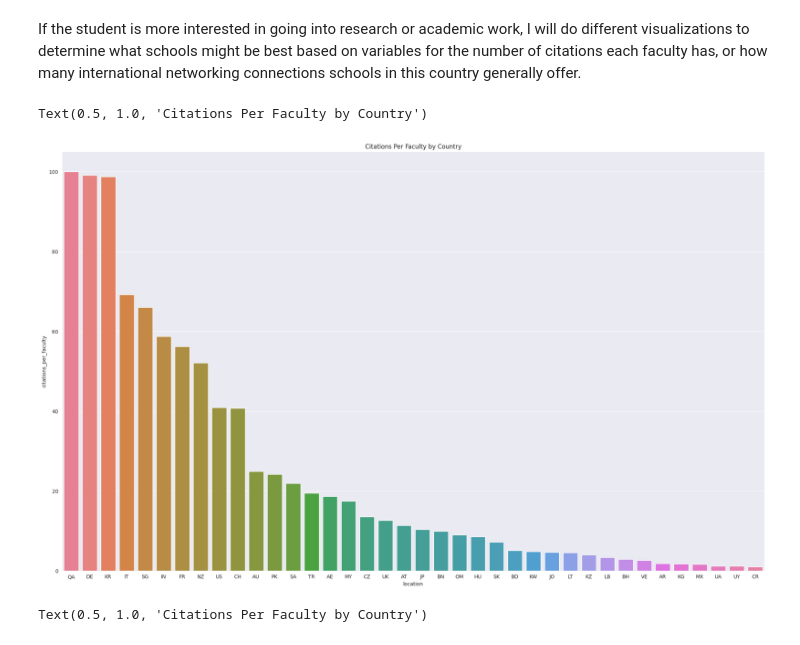
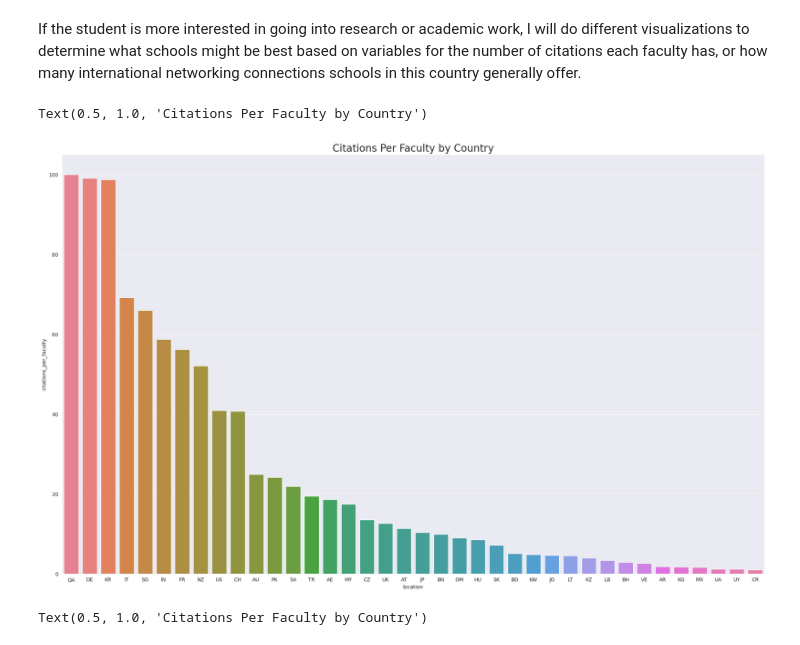
Before and after one commit to thezachdrake/UMD-INST760-Summer2024, a Jupyter notebook: notebooks/McNair-Notebook.ipynb, the cells around one changed output. Drawn from its saved outputs; the diff is of its cells as text; code cells hidden in the pictures.

```diff
--- a/notebooks/McNair-Notebook.ipynb
+++ b/notebooks/McNair-Notebook.ipynb
@@ -318,21 +318,21 @@ If the student is more interested in going into research or academic work, I wil
 # %%
 # plot citations_per_faculty bar chart
 
 #fix size so labels are readable
 fig, ax = plt.subplots(figsize=(25,15))
 
 sns.barplot(
     x="location",
     y="citations_per_faculty",
     data=citations,
     estimator=sum,
     errorbar=None,
     hue='location');
 
-plt.title("Citations Per Faculty by Country")
+plt.title("Citations Per Faculty by Country",fontsize=20)
 # %% [output]
 Text(0.5, 1.0, 'Citations Per Faculty by Country')
-[figure, old version]
+[figure, new version]
 # %%
 top_10_citations = citations.head(10)
 
```
Also changed, not shown: parts of 3 cells of this notebook.
